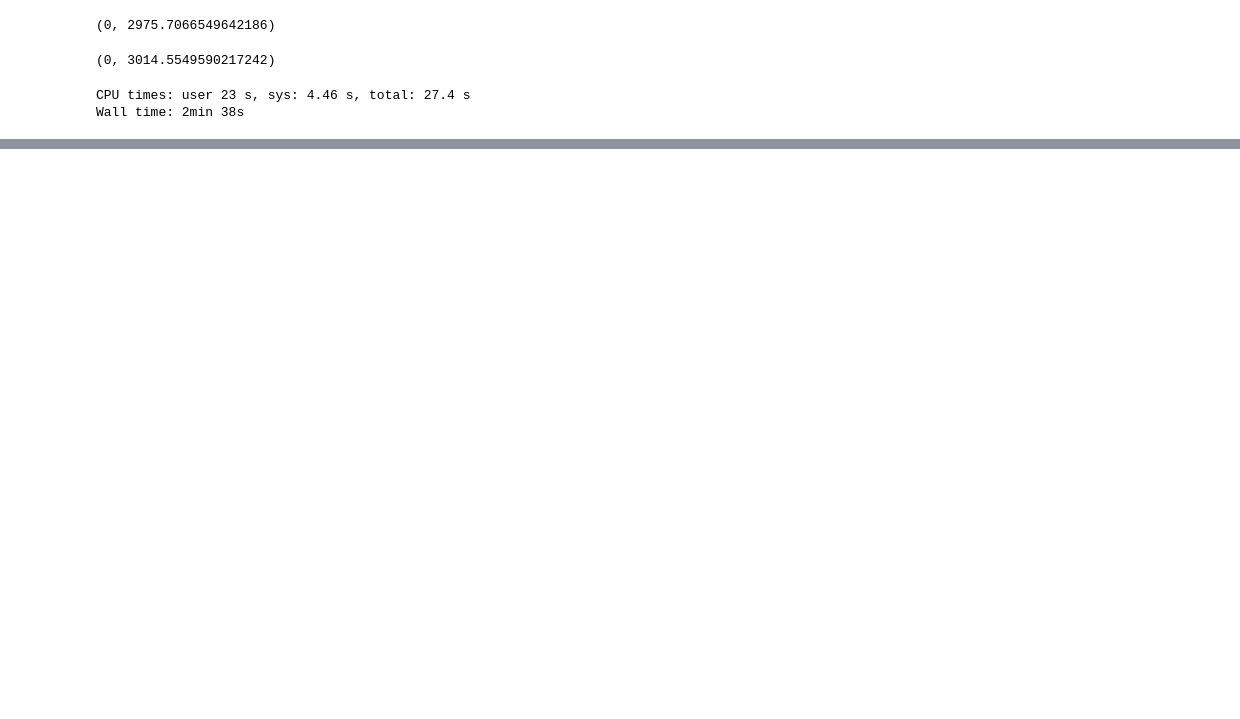
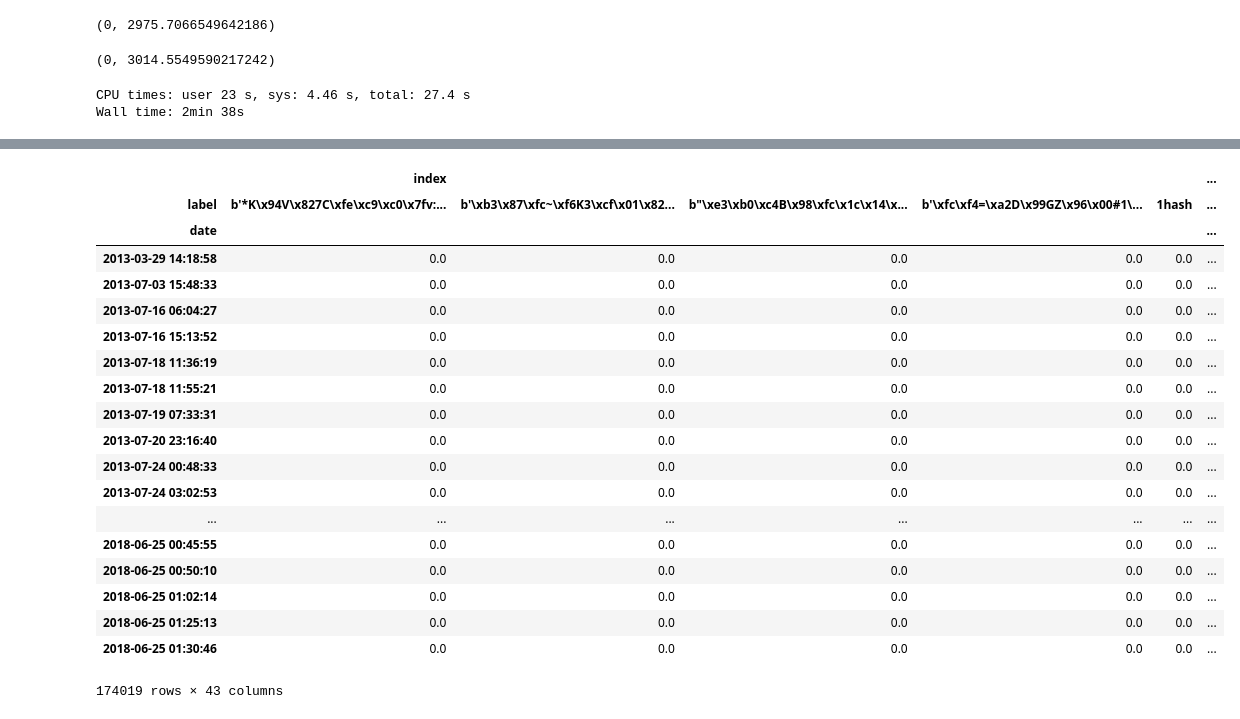
Before and after one commit to warproxxx/CryptoTrader, a Jupyter notebook: CryptoTrader/data_utils/blockchain_data/demo.ipynb, the cells around one changed output, grey strips where cells are left out. Cells and saved outputs as stored; diff of their text form; code cells hidden in the pictures; blank space fills up the shorter version.

```diff
--- a/CryptoTrader/data_utils/blockchain_data/demo.ipynb
+++ b/CryptoTrader/data_utils/blockchain_data/demo.ipynb
@@ -75,0 +125,2 @@ Wall time: 2min 38s
+# %%
+df = pd.DataFrame(labels, columns=["date", "label"])
@@ -75,0 +148,25 @@ Wall time: 2min 38s
+# %%
+df = df.reset_index().groupby(["date", "label"]).count().unstack(level=-1).fillna(0)
+# %%
+df
+# %% [output]
+|  | index |  |  |  |  | ... |
+| label | b'*K\x94V\x827C\xfe\xc9\xc0\x7fv:... | b'\xb3\x87\xfc~\xf6K3\xcf\x01\x82... | b"\xe3\xb0\xc4B\x98\xfc\x1c\x14\x... | b'\xfc\xf4=\xa2D\x99GZ\x96\x00#1\... | 1hash | ... |
+| date |  |  |  |  |  | ... |
+| 2013-03-29 14:18:58 | 0.0 | 0.0 | 0.0 | 0.0 | 0.0 | ... |
+| 2013-07-03 15:48:33 | 0.0 | 0.0 | 0.0 | 0.0 | 0.0 | ... |
+| 2013-07-16 06:04:27 | 0.0 | 0.0 | 0.0 | 0.0 | 0.0 | ... |
+| 2013-07-16 15:13:52 | 0.0 | 0.0 | 0.0 | 0.0 | 0.0 | ... |
+| 2013-07-18 11:36:19 | 0.0 | 0.0 | 0.0 | 0.0 | 0.0 | ... |
+| 2013-07-18 11:55:21 | 0.0 | 0.0 | 0.0 | 0.0 | 0.0 | ... |
+| 2013-07-19 07:33:31 | 0.0 | 0.0 | 0.0 | 0.0 | 0.0 | ... |
+| 2013-07-20 23:16:40 | 0.0 | 0.0 | 0.0 | 0.0 | 0.0 | ... |
+| 2013-07-24 00:48:33 | 0.0 | 0.0 | 0.0 | 0.0 | 0.0 | ... |
+| 2013-07-24 03:02:53 | 0.0 | 0.0 | 0.0 | 0.0 | 0.0 | ... |
+| ... | ... | ... | ... | ... | ... | ... |
+| 2018-06-25 00:45:55 | 0.0 | 0.0 | 0.0 | 0.0 | 0.0 | ... |
+| 2018-06-25 00:50:10 | 0.0 | 0.0 | 0.0 | 0.0 | 0.0 | ... |
+| 2018-06-25 01:02:14 | 0.0 | 0.0 | 0.0 | 0.0 | 0.0 | ... |
+| 2018-06-25 01:25:13 | 0.0 | 0.0 | 0.0 | 0.0 | 0.0 | ... |
+| 2018-06-25 01:30:46 | 0.0 | 0.0 | 0.0 | 0.0 | 0.0 | ... |
+174019 rows × 43 columns
```
Also changed, not shown: parts of 16 cells of this notebook, 3 other files.
